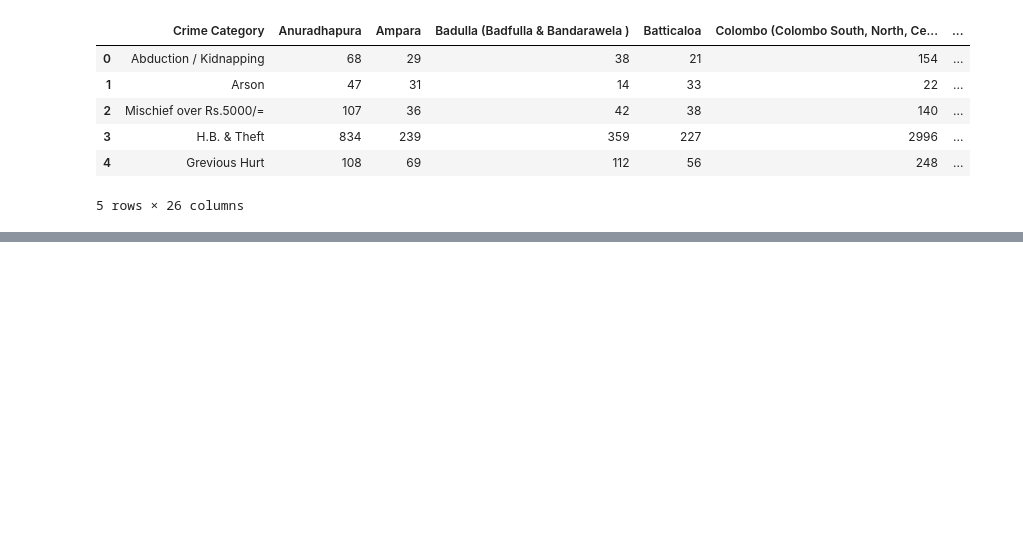
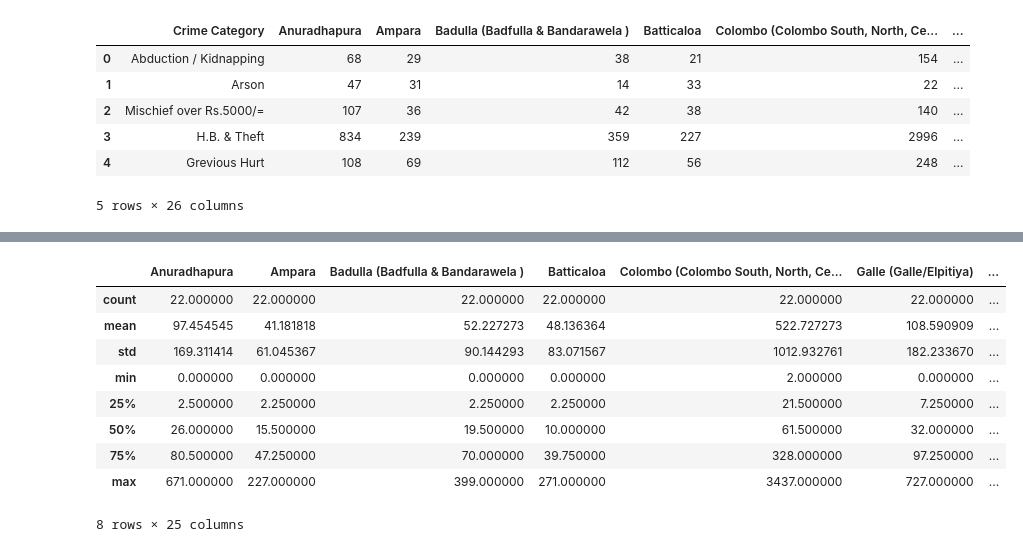
Before and after one commit to Sandanu87/DSPL_ICW, a Jupyter notebook: ICW_data_prep.ipynb, the cells around one changed output, grey strips where cells are left out. Saved outputs shown, nothing was run; the diff lists cells and outputs as text; code cells hidden in the pictures; blank space fills up the shorter version.

```diff
--- a/ICW_data_prep.ipynb
+++ b/ICW_data_prep.ipynb
@@ -74,0 +110,13 @@ data.describe()
+# %%
+df_11.describe()
+# %% [output]
+|  | Anuradhapura | Ampara | Badulla (Badfulla & Bandarawela ) | Batticaloa | Colombo (Colombo South, North, Ce... | Galle (Galle/Elpitiya) | ... |
+| count | 22.000000 | 22.000000 | 22.000000 | 22.000000 | 22.000000 | 22.000000 | ... |
+| mean | 97.454545 | 41.181818 | 52.227273 | 48.136364 | 522.727273 | 108.590909 | ... |
+| std | 169.311414 | 61.045367 | 90.144293 | 83.071567 | 1012.932761 | 182.233670 | ... |
+| min | 0.000000 | 0.000000 | 0.000000 | 0.000000 | 2.000000 | 0.000000 | ... |
+| 25% | 2.500000 | 2.250000 | 2.250000 | 2.250000 | 21.500000 | 7.250000 | ... |
+| 50% | 26.000000 | 15.500000 | 19.500000 | 10.000000 | 61.500000 | 32.000000 | ... |
+| 75% | 80.500000 | 47.250000 | 70.000000 | 39.750000 | 328.000000 | 97.250000 | ... |
+| max | 671.000000 | 227.000000 | 399.000000 | 271.000000 | 3437.000000 | 727.000000 | ... |
+8 rows × 25 columns
```
Also changed, not shown: parts of 25 cells of this notebook.
